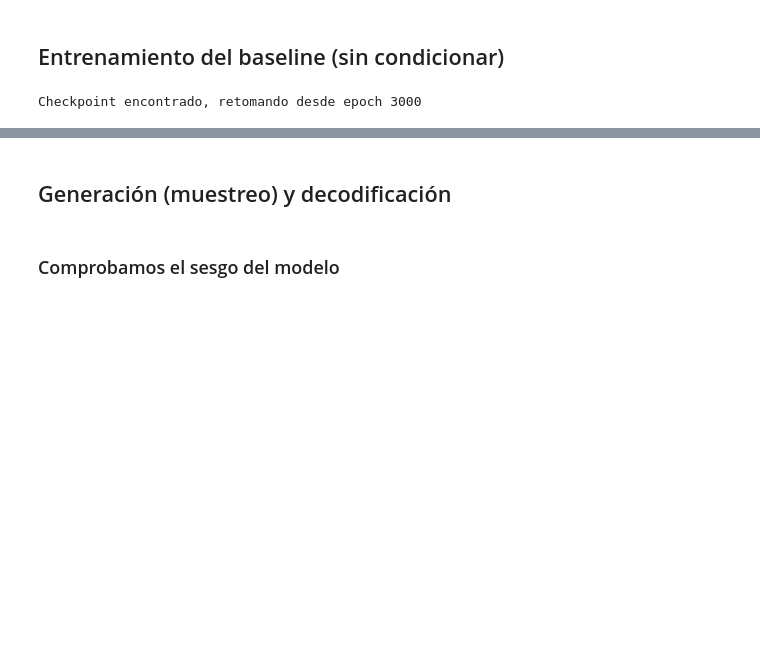
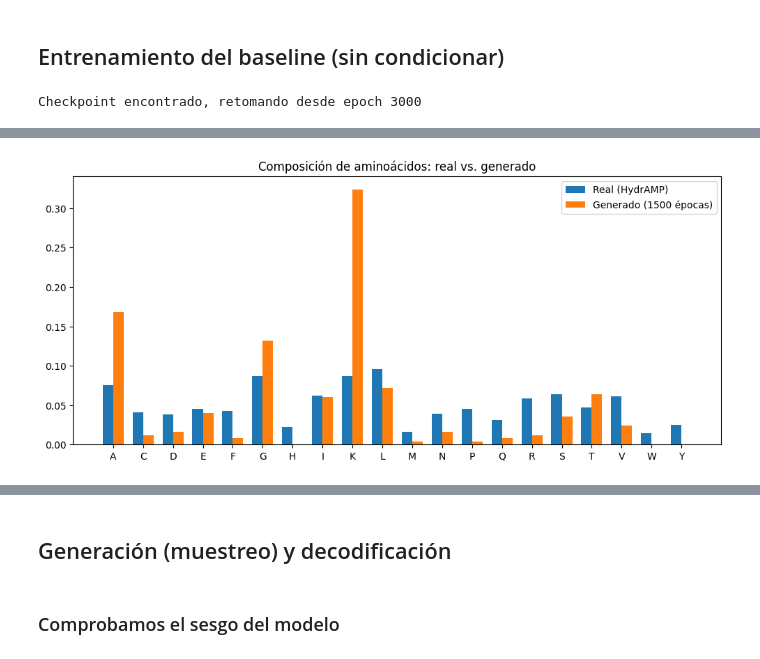
Before and after one commit to Nikolexion/GenerativeDeepLearning, a Jupyter notebook: GDL.ipynb, the cells around one changed output, grey strips where cells are left out. Saved outputs shown, nothing was run; the diff lists cells and outputs as text; code cells hidden in the pictures; blank space fills up the shorter version.

```diff
--- a/GDL.ipynb
+++ b/GDL.ipynb
@@ -20,14 +20,17 @@ import gdown
 import pandas as pd
 import subprocess
 import os
+import csv
 from google.colab import drive
 drive.mount('/content/drive')
 
 BASE_DIR = "/content/drive/MyDrive/GeneracionAMP"
 DATA_DIR = f"{BASE_DIR}/data_raw/data"
 PROC_DIR = f"{BASE_DIR}/data_processed"
+LOG_PATH = f"{PROC_DIR}/log_entrenamiento_baseline.csv"
 os.makedirs(PROC_DIR, exist_ok=True)
 os.makedirs(f"{PROC_DIR}/hemopi2_work", exist_ok=True)
+
 
 # El venv ahora vive en Drive (no en /content/), así persiste entre sesiones.
 # python3.11 como paquete del sistema sí hay que reasegurarlo cada vez
@@ -52,6 +55,10 @@ if not os.path.exists(f"{VENV_PATH}/bin/hemopi2_regression"):
 else:
     print("hemopi2 ya está instalado en el venv persistente.")
 
+if not os.path.exists(LOG_PATH):
+    with open(LOG_PATH, "w", newline="") as f:
+        csv.writer(f).writerow(["epoch", "loss_total", "loss_noise", "loss_round"])
+
 env_venv = os.environ.copy()
 env_venv["PATH"] = f"{VENV_PATH}/bin:" + env_venv["PATH"]
 # %% [output]
@@ -567,6 +574,10 @@ for epoch in range(epoch_inicial, EPOCHS):
         n = len(loader)
         print(f"Epoch {epoch}: loss_total = {total_loss/n:.4f} "
               f"(noise = {total_noise_loss/n:.4f}, round = {total_round_loss/n:.4f})")
+
+        with open(LOG_PATH, "a", newline="") as f:
+          csv.writer(f).writerow([epoch, total_loss/n, total_noise_loss/n, total_round_loss/n])
+
         torch.save({
             "embedding": embedding_layer.state_dict(),
             "denoise_net": denoise_net.state_dict(),
@@ -577,0 +634,24 @@ Checkpoint encontrado, retomando desde epoch 3000
+# %%
+from collections import Counter
+
+def composicion(secuencias):
+    contador = Counter("".join(secuencias))
+    total = sum(contador.values())
+    return {aa: contador.get(aa, 0) / total for aa in AMINOACIDOS}
+
+comp_real = composicion(df_final["sequence"].tolist())
+comp_generado = composicion(secuencias_generadas)
+
+fig, ax = plt.subplots(figsize=(12, 5))
+x = np.arange(len(AMINOACIDOS))
+width = 0.35
+ax.bar(x - width/2, [comp_real[aa] for aa in AMINOACIDOS], width, label="Real (HydrAMP)")
+ax.bar(x + width/2, [comp_generado[aa] for aa in AMINOACIDOS], width, label="Generado (1500 épocas)")
+ax.set_xticks(x)
+ax.set_xticklabels(list(AMINOACIDOS))
+ax.legend()
+ax.set_title("Composición de aminoácidos: real vs. generado")
+plt.savefig(f"{PROC_DIR}/composicion_fase3.png", dpi=200, bbox_inches="tight")
+plt.show()
+# %% [output]
+[figure, added]
```
Also changed, not shown: parts of 14 cells of this notebook.
